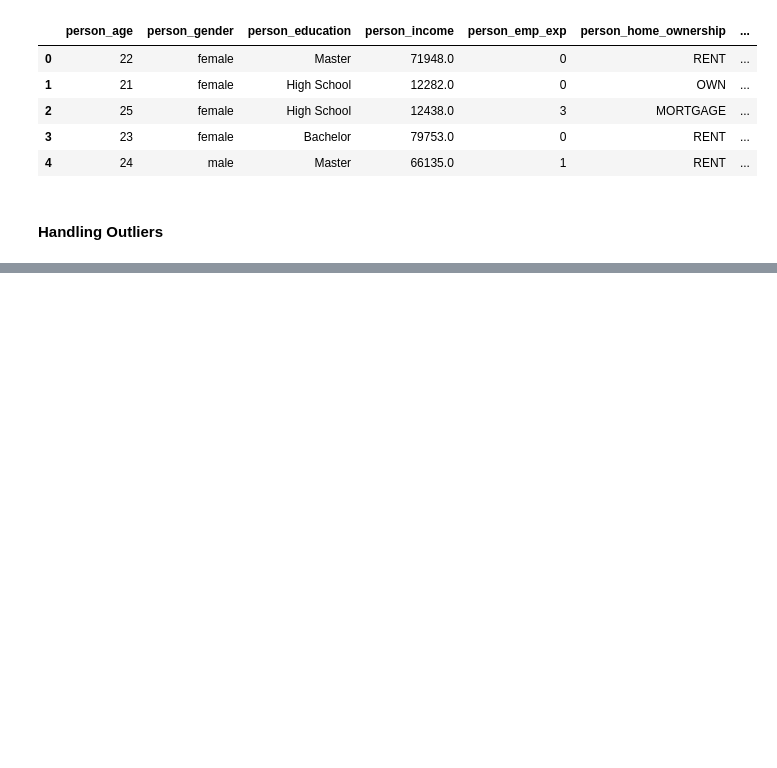
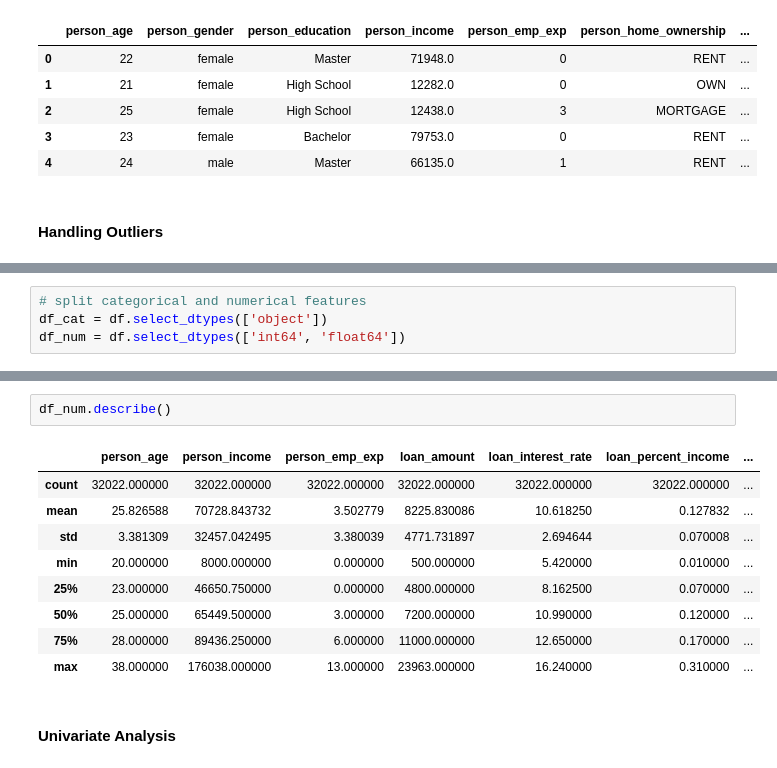
Before and after one commit to rishikeshpaulcode/Loan-Approval-Prediction, a Jupyter notebook: loan-approval-prediction-notebook.ipynb, the cells around one changed output, grey strips where cells are left out. Cells and saved outputs as stored; diff of their text form; blank space fills up the shorter version.

```diff
--- a/loan-approval-prediction-notebook.ipynb
+++ b/loan-approval-prediction-notebook.ipynb
@@ -150,0 +178,4 @@ plt.show()
+# %%
+# split categorical and numerical features
+df_cat = df.select_dtypes(['object'])
+df_num = df.select_dtypes(['int64', 'float64'])
@@ -150,0 +190,14 @@ plt.show()
+# %%
+df_num.describe()
+# %% [output]
+|  | person_age | person_income | person_emp_exp | loan_amount | loan_interest_rate | loan_percent_income | ... |
+| count | 32022.000000 | 32022.000000 | 32022.000000 | 32022.000000 | 32022.000000 | 32022.000000 | ... |
+| mean | 25.826588 | 70728.843732 | 3.502779 | 8225.830086 | 10.618250 | 0.127832 | ... |
+| std | 3.381309 | 32457.042495 | 3.380039 | 4771.731897 | 2.694644 | 0.070008 | ... |
+| min | 20.000000 | 8000.000000 | 0.000000 | 500.000000 | 5.420000 | 0.010000 | ... |
+| 25% | 23.000000 | 46650.750000 | 0.000000 | 4800.000000 | 8.162500 | 0.070000 | ... |
+| 50% | 25.000000 | 65449.500000 | 3.000000 | 7200.000000 | 10.990000 | 0.120000 | ... |
+| 75% | 28.000000 | 89436.250000 | 6.000000 | 11000.000000 | 12.650000 | 0.170000 | ... |
+| max | 38.000000 | 176038.000000 | 13.000000 | 23963.000000 | 16.240000 | 0.310000 | ... |
+# %% [markdown]
+#### **Univariate Analysis**
```
Also changed, not shown: parts of 10 cells of this notebook.
